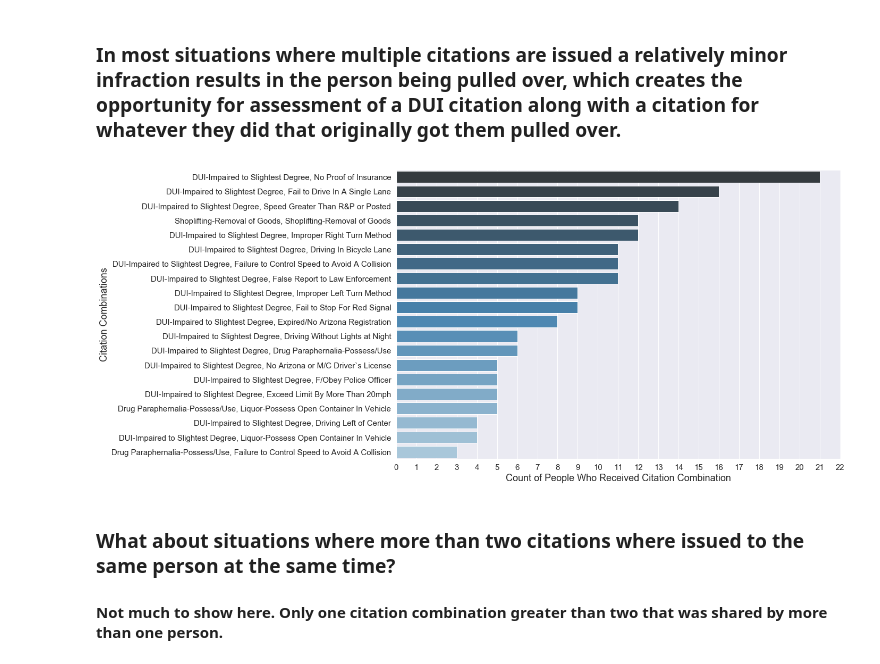
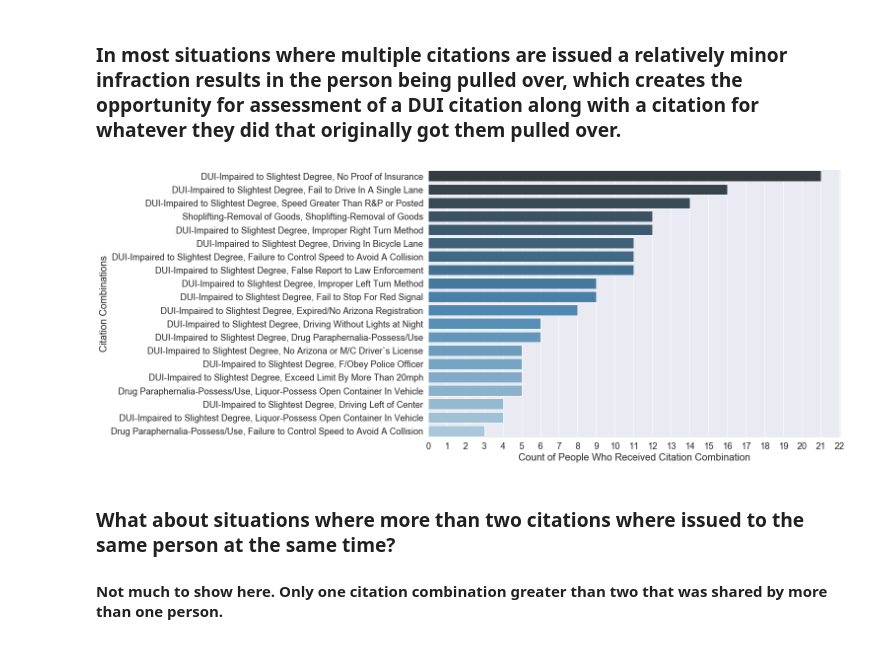
Before and after one commit to mrkjhsn/City-of-Scottsdale-Citations, a Jupyter notebook: Multiple_Citations_Visualization.ipynb, the cells around one changed output. Drawn from its saved outputs; the diff is of its cells as text; code cells hidden in the pictures.

```diff
--- a/Multiple_Citations_Visualization.ipynb
+++ b/Multiple_Citations_Visualization.ipynb
@@ -131,15 +131,15 @@ multiple_citations_ordered.head(20)
 # %%
 sns.set(rc={'figure.figsize':(15,10)})
 ax = sns.barplot(x=multiple_citations_ordered.iloc[:,1].head(20),\
                  y=multiple_citations_ordered.iloc[:,0].head(20),\
                 palette="Blues_d")
-plt.xlabel("Count of People Who Received Citation Combination",fontsize=18)
-plt.ylabel("Citation Combinations",fontsize=18)
-plt.tick_params(labelsize=15)
+plt.xlabel("Count of People Who Received Citation Combination",fontsize=20)
+plt.ylabel("Citation Combinations",fontsize=20)
+plt.tick_params(labelsize=18)
 ax.xaxis.set_major_locator(ticker.MultipleLocator())
 plt.savefig('visualizations/Multiple Citation Combinations.png',bbox_inches='tight')
 # %% [output]
-[figure, old version]
+[figure, new version]
 # %% [markdown]
 ### What about situations where more than two citations where issued to the same person at the same time?
 
```
